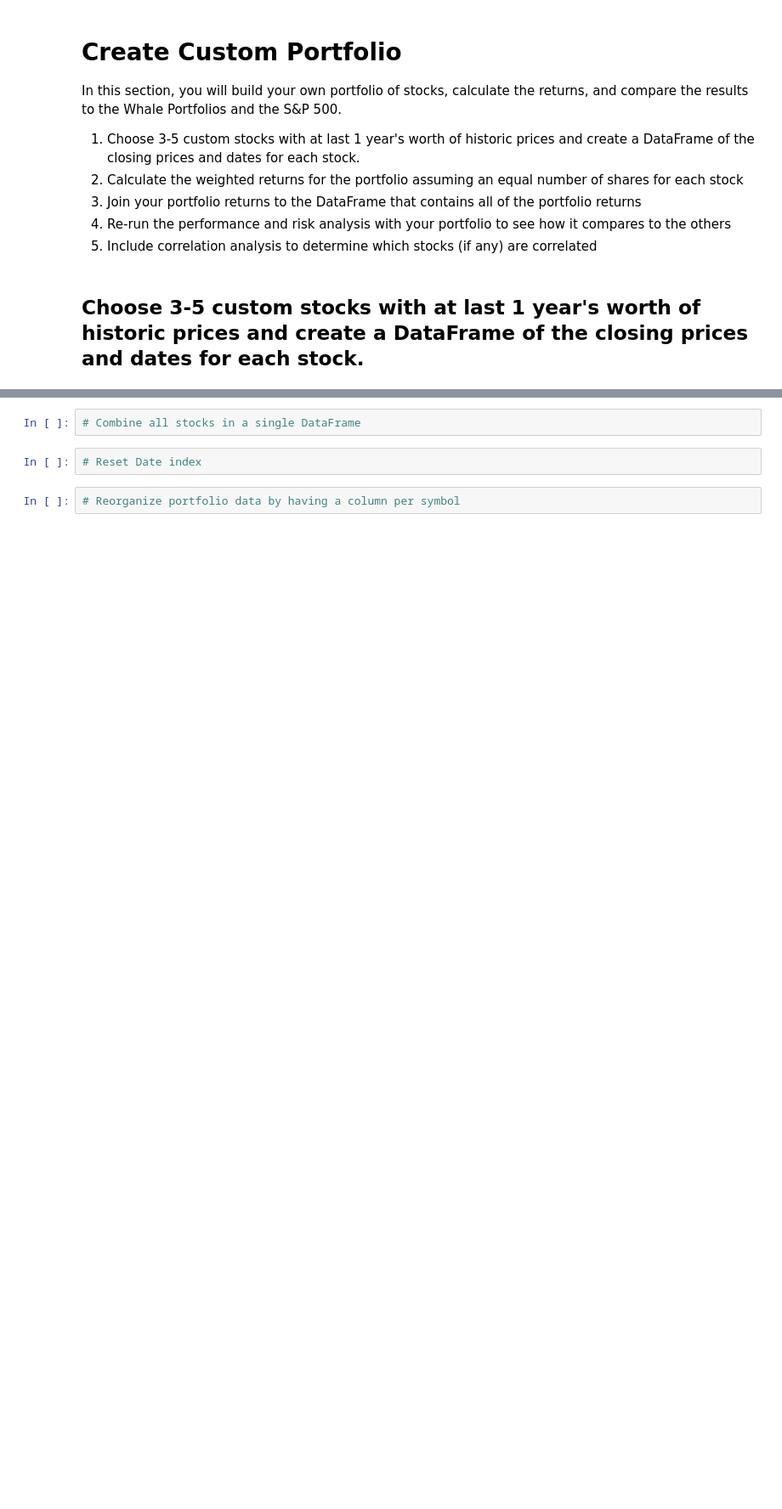
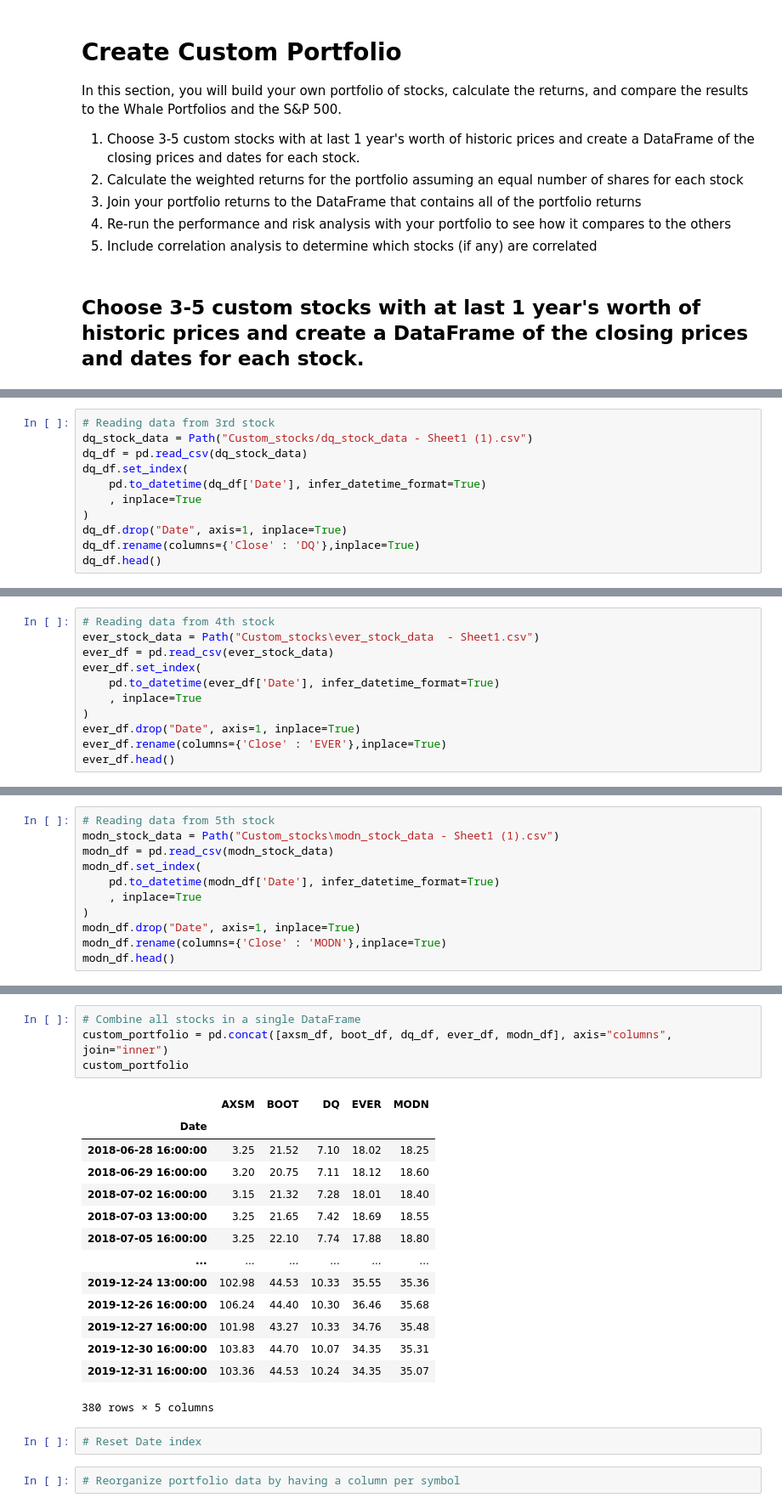
Before and after one commit to chaka37/Pandas, a Jupyter notebook: whale_analysis.ipynb, the cells around one changed output, grey strips where cells are left out. Shown at 85% size. Cells and saved outputs as stored; diff of their text form; blank space fills up the shorter version.

Commit message:
Read in 5 stocks, created my custom portfolio. Having trouble with concat with original grouped df.

```diff
--- a/whale_analysis.ipynb
+++ b/whale_analysis.ipynb
@@ -599,0 +635,11 @@ In this section, you will build your own portfolio of stocks, calculate the retu
+# %%
+# Reading data from 3rd stock
+dq_stock_data = Path("Custom_stocks/dq_stock_data - Sheet1 (1).csv")
+dq_df = pd.read_csv(dq_stock_data)
+dq_df.set_index(
+    pd.to_datetime(dq_df['Date'], infer_datetime_format=True)
+    , inplace=True
+)
+dq_df.drop("Date", axis=1, inplace=True)
+dq_df.rename(columns={'Close' : 'DQ'},inplace=True)
+dq_df.head()
@@ -599,0 +654,11 @@ In this section, you will build your own portfolio of stocks, calculate the retu
+# %%
+# Reading data from 4th stock
+ever_stock_data = Path("Custom_stocks\ever_stock_data  - Sheet1.csv")
+ever_df = pd.read_csv(ever_stock_data)
+ever_df.set_index(
+    pd.to_datetime(ever_df['Date'], infer_datetime_format=True)
+    , inplace=True
+)
+ever_df.drop("Date", axis=1, inplace=True)
+ever_df.rename(columns={'Close' : 'EVER'},inplace=True)
+ever_df.head()
@@ -599,0 +673,11 @@ In this section, you will build your own portfolio of stocks, calculate the retu
+# %%
+# Reading data from 5th stock
+modn_stock_data = Path("Custom_stocks\modn_stock_data - Sheet1 (1).csv")
+modn_df = pd.read_csv(modn_stock_data)
+modn_df.set_index(
+    pd.to_datetime(modn_df['Date'], infer_datetime_format=True)
+    , inplace=True
+)
+modn_df.drop("Date", axis=1, inplace=True)
+modn_df.rename(columns={'Close' : 'MODN'},inplace=True)
+modn_df.head()
@@ -600,5 +692,22 @@ In this section, you will build your own portfolio of stocks, calculate the retu
 # %%
 # Combine all stocks in a single DataFrame
+custom_portfolio = pd.concat([axsm_df, boot_df, dq_df, ever_df, modn_df], axis="columns", join="inner")
+custom_portfolio
+# %% [output]
+|  | AXSM | BOOT | DQ | EVER | MODN |
+| Date |  |  |  |  |  |
+| 2018-06-28 16:00:00 | 3.25 | 21.52 | 7.10 | 18.02 | 18.25 |
+| 2018-06-29 16:00:00 | 3.20 | 20.75 | 7.11 | 18.12 | 18.60 |
+| 2018-07-02 16:00:00 | 3.15 | 21.32 | 7.28 | 18.01 | 18.40 |
+| 2018-07-03 13:00:00 | 3.25 | 21.65 | 7.42 | 18.69 | 18.55 |
+| 2018-07-05 16:00:00 | 3.25 | 22.10 | 7.74 | 17.88 | 18.80 |
+| ... | ... | ... | ... | ... | ... |
+| 2019-12-24 13:00:00 | 102.98 | 44.53 | 10.33 | 35.55 | 35.36 |
+| 2019-12-26 16:00:00 | 106.24 | 44.40 | 10.30 | 36.46 | 35.68 |
+| 2019-12-27 16:00:00 | 101.98 | 43.27 | 10.33 | 34.76 | 35.48 |
+| 2019-12-30 16:00:00 | 103.83 | 44.70 | 10.07 | 34.35 | 35.31 |
+| 2019-12-31 16:00:00 | 103.36 | 44.53 | 10.24 | 34.35 | 35.07 |
+380 rows × 5 columns
 # %%
 # Reset Date index
 # %%
```
Also changed, not shown: parts of 14 cells of this notebook, 5 other files.
